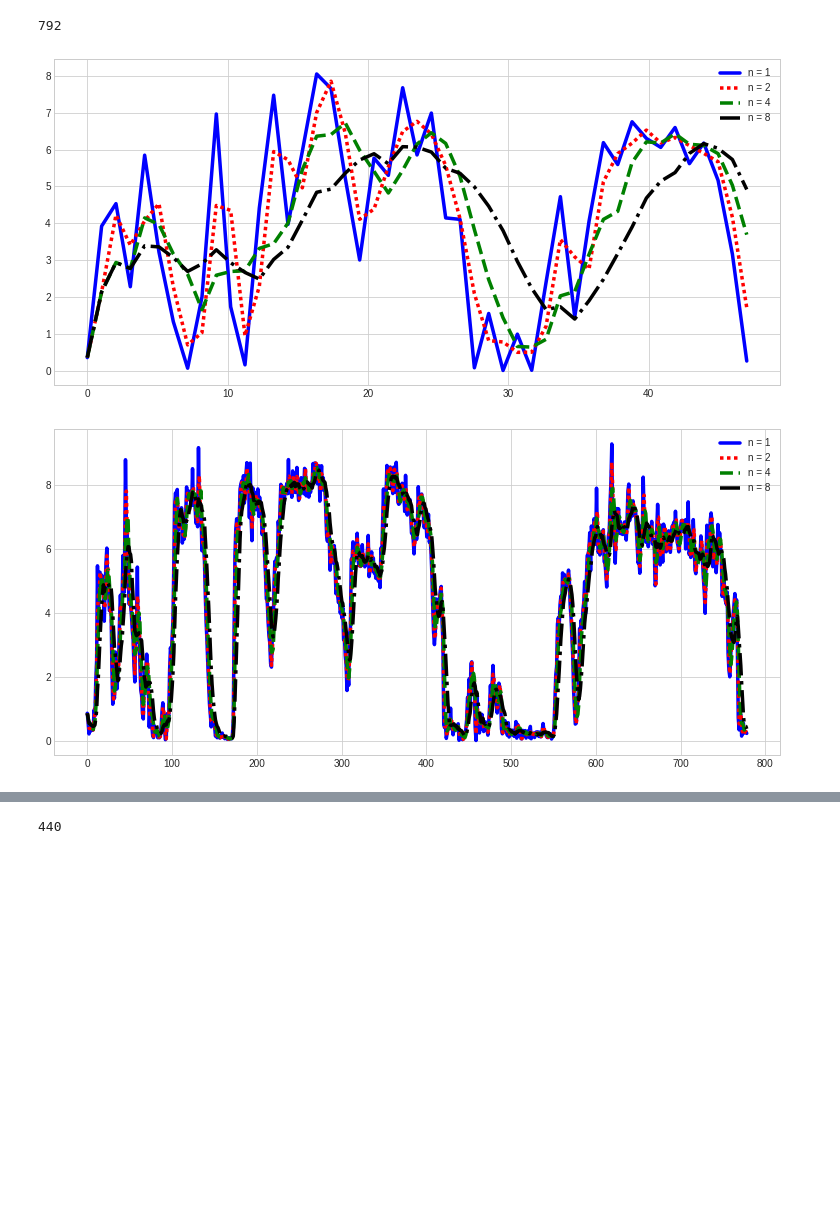
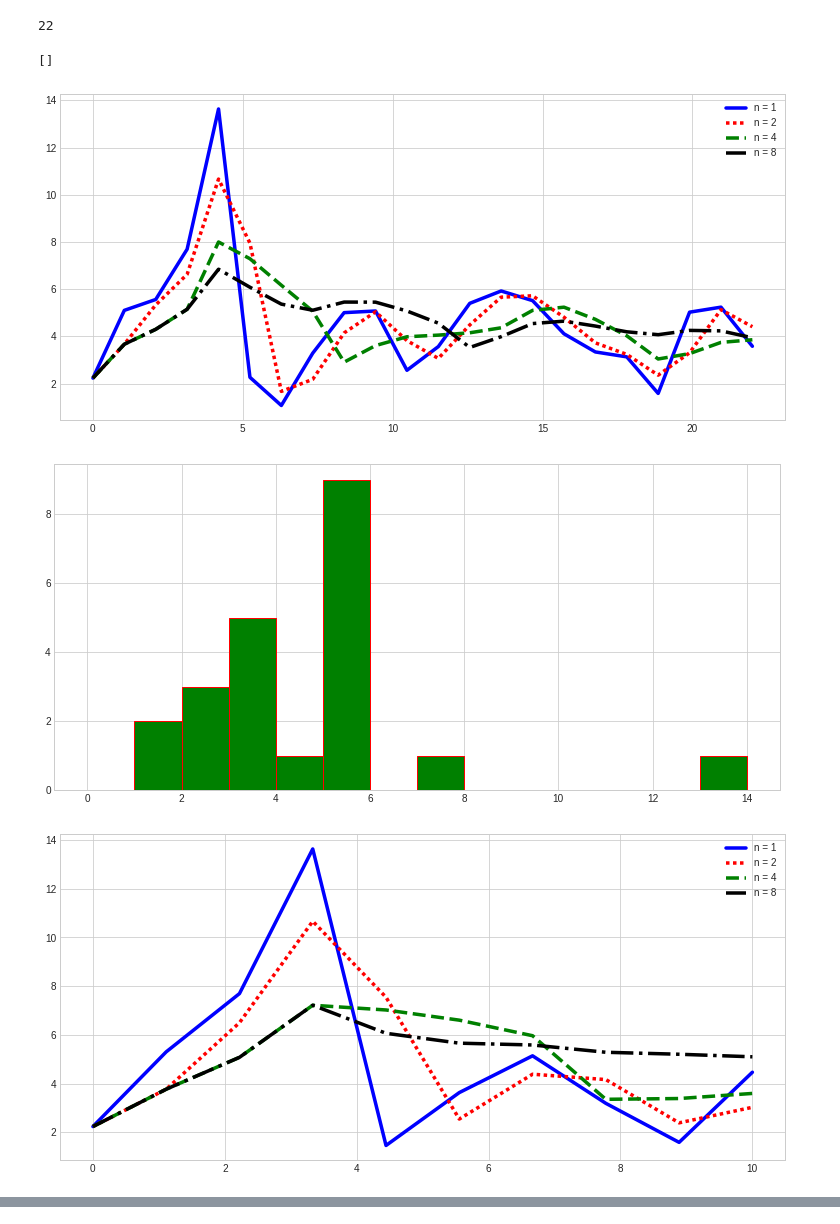
Before and after one commit to LucasMagnana/cycling-predictive-model, a Jupyter notebook: time.ipynb, the cells around one changed output, grey strips where cells are left out. Cells and saved outputs as stored; diff of their text form; code cells hidden in the pictures; blank space fills up the shorter version.

```diff
--- a/time.ipynb
+++ b/time.ipynb
@@ -16,6 +16,7 @@ data.add_time_elapsed("files/"+project_folder+"_wtime/data_processed/observation
 data.simplify_gps("files/"+project_folder+"_wtime/data_processed/observations.df",
                   "files/"+project_folder+"_wtime/data_processed/observations_simplified.df", 0, dim=3)
 # %%
+data.add_speed("files/"+project_folder+"_wtime/data_processed/observations.df")
 data.add_speed("files/"+project_folder+"_wtime/data_processed/observations_simplified.df")
 # %%
 with open("files/"+project_folder+"_wtime/data_processed/observations_simplified.df",'rb') as infile:
@@ -25,3 +27,4 @@ tab_routes_voxels_simplified, tab_routes_voxels_simplified_global, dict_voxels_s
 # %%
 with open("files/"+project_folder+"_wtime/data_processed/observations.df",'rb') as infile:
     df = pickle.load(infile)
+df = df[df["speed"]>0]
@@ -30,42 +31,52 @@ df_simplified = df_simplified[df_simplified["speed"]>0]
-# %%
-df_simplified = df_simplified[["lat", "lon", "time", "route_num", "time_elapsed"]]
 # %%
-num_route = 150
+num_route = 10
 nb_graph=3
-
-df_temp = df_simplified[df_simplified["route_num"]==num_route]
-fig = plt.figure(figsize=graph_size)
-ax = plt.axes()
-x = np.linspace(0, len(df_temp), len(df_temp))
-tab_avg_speed = data.compute_average_speed(df_temp, 1)
-plt.plot(x, tab_avg_speed, color='blue', linewidth=3.5, label='n = 1')
-tab_avg_speed = data.compute_average_speed(df_temp, 2)
-plt.plot(x, tab_avg_speed, color='red', linestyle=(0,(1,1)), linewidth=3.5, label='n = 2')
-tab_avg_speed = data.compute_average_speed(df_temp, 4)
-plt.plot(x, tab_avg_speed, color='green', linestyle='dashed', linewidth=3.5, label='n = 4')
-tab_avg_speed = data.compute_average_speed(df_temp, 8)
-plt.plot(x, tab_avg_speed, color='black', linestyle='dashdot', linewidth=3.5, label='n = 8')
-plt.legend(loc='upper right')
-plt.savefig('images/graph_'+str(nb_graph)+'_simplified.png')
 
 df_temp = df[df["route_num"]==num_route]
 tab_speed = data.compute_speed(df_temp)
-df_temp.insert(loc=2, column='speed', value=tab_speed)
+#df_temp.insert(loc=2, column='speed', value=tab_speed)
 df_temp = df_temp[df_temp["speed"]>0]
 fig = plt.figure(figsize=graph_size)
 ax = plt.axes()
 x = np.linspace(0, len(df_temp), len(df_temp))
 tab_avg_speed = data.compute_average_speed(df_temp, 1)
 plt.plot(x, tab_avg_speed, color='blue', linewidth=3.5, label='n = 1')
 tab_avg_speed = data.compute_average_speed(df_temp, 2)
 plt.plot(x, tab_avg_speed, color='red', linestyle=(0,(1,1)), linewidth=3.5, label='n = 2')
 tab_avg_speed = data.compute_average_speed(df_temp, 4)
 plt.plot(x, tab_avg_speed, color='green', linestyle='dashed', linewidth=3.5, label='n = 4')
 tab_avg_speed = data.compute_average_speed(df_temp, 8)
 plt.plot(x, tab_avg_speed, color='black', linestyle='dashdot', linewidth=3.5, label='n = 8')
 plt.legend(loc='upper right')
-plt.savefig('images/graph_'+str(nb_graph)+'.png')
+#plt.savefig('images/graph_'+str(nb_graph)+'.png')
+
+tab_speed = df_temp["speed"].values
+fig = plt.figure(figsize=graph_size)
+values, _, _ = plt.hist(tab_speed, range(0, int(max(tab_speed)+2)), color='green', edgecolor = 'red')
+plt.plot()
+
+df_temp_simplified = df_simplified[df_simplified["route_num"]==num_route]
+fig = plt.figure(figsize=graph_size)
+ax = plt.axes()
+x = np.linspace(0, len(df_temp_simplified), len(df_temp_simplified))
+tab_avg_speed = data.compute_average_speed(df_temp_simplified, 1)
+plt.plot(x, tab_avg_speed, color='blue', linewidth=3.5, label='n = 1')
+tab_avg_speed = data.compute_average_speed(df_temp_simplified, 2)
+plt.plot(x, tab_avg_speed, color='red', linestyle=(0,(1,1)), linewidth=3.5, label='n = 2')
+tab_avg_speed = data.compute_average_speed(df_temp_simplified, 4)
+plt.plot(x, tab_avg_speed, color='green', linestyle='dashed', linewidth=3.5, label='n = 4')
+tab_avg_speed = data.compute_average_speed(df_temp_simplified, 8)
+plt.plot(x, tab_avg_speed, color='black', linestyle='dashdot', linewidth=3.5, label='n = 8')
+plt.legend(loc='upper right')
+#plt.savefig('images/graph_'+str(nb_graph)+'_simplified.png')
+
+tab_speed = df_temp_simplified["speed"].values
+fig = plt.figure(figsize=graph_size)
+values, _, _ = plt.hist(tab_speed, range(0, int(max(tab_speed)+2)), color='green', edgecolor = 'red')
+plt.plot()
 # %% [output]
-792
+22
+[]
-[figure, old version]
+[figure, new version]
-[figure, old version]
+[figure, new version]
+[figure, added]
@@ -72,8 +83,0 @@ plt.savefig('images/graph_'+str(nb_graph)+'.png')
-# %%
-df_temp = df[df["route_num"]==num_route]
-tab_speed = data.compute_speed(df_temp)
-df_temp.insert(loc=2, column='speed', value=tab_speed)
-df_temp = df_temp[df_temp["speed"]>0]
-tab_avg_speed = data.compute_average_speed(df_temp, 1)
-# %% [output]
-440
```
Also changed, not shown: parts of 4 cells of this notebook, 2 other files.
